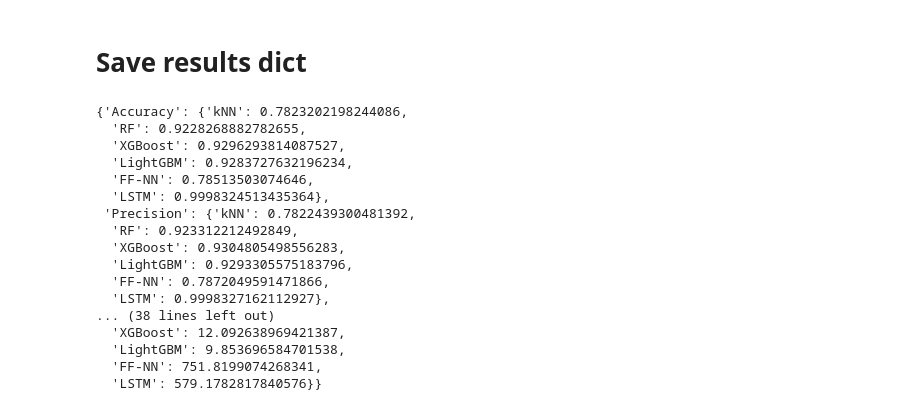
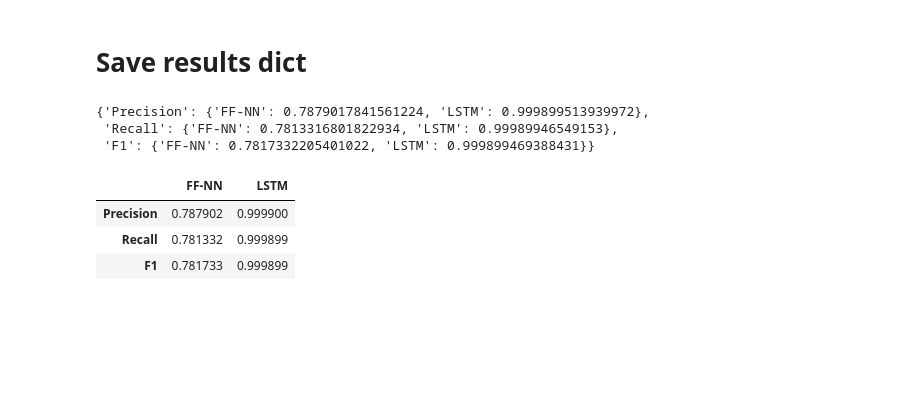
Before and after one commit to KostasEreksonas/Magistrinis, a Jupyter notebook: CIC_IoT2023_mc_training_60000.ipynb, the cells around one changed output. Saved outputs shown, nothing was run; the diff lists cells and outputs as text; code cells hidden in the pictures; blank space fills up the shorter version.

```diff
--- a/CIC_IoT2023_mc_training_60000.ipynb
+++ b/CIC_IoT2023_mc_training_60000.ipynb
@@ -745,22 +700,22 @@ for x in results_df:
 # %% [markdown]
 # Save results dict
 # %%
-results_df.to_dict()
+df_dict = results_df.to_dict()
-# %% [output]
-{'Accuracy': {'kNN': 0.7823202198244086,
-  'RF': 0.9228268882782655,
-  'XGBoost': 0.9296293814087527,
-  'LightGBM': 0.9283727632196234,
-  'FF-NN': 0.78513503074646,
-  'LSTM': 0.9998324513435364},
- 'Precision': {'kNN': 0.7822439300481392,
-  'RF': 0.923312212492849,
-  'XGBoost': 0.9304805498556283,
-  'LightGBM': 0.9293305575183796,
-  'FF-NN': 0.7872049591471866,
-  'LSTM': 0.9998327162112927},
-... (38 lines left out)
-  'XGBoost': 12.092638969421387,
-  'LightGBM': 9.853696584701538,
-  'FF-NN': 751.8199074268341,
-  'LSTM': 579.1782817840576}}
+# %%
+values = ['Precision', 'Recall', 'F1']
+new_dict = {}
+for value in values:
+    new_dict[value] = df_dict[value]
+# %%
+new_dict
+# %% [output]
+{'Precision': {'FF-NN': 0.7879017841561224, 'LSTM': 0.999899513939972},
+ 'Recall': {'FF-NN': 0.7813316801822934, 'LSTM': 0.99989946549153},
+ 'F1': {'FF-NN': 0.7817332205401022, 'LSTM': 0.999899469388431}}
+# %%
+pd.DataFrame(new_dict).transpose()
+# %% [output]
+|  | FF-NN | LSTM |
+| Precision | 0.787902 | 0.999900 |
+| Recall | 0.781332 | 0.999899 |
+| F1 | 0.781733 | 0.999899 |
```
Also changed, not shown: parts of 29 cells of this notebook, 18 other files.
